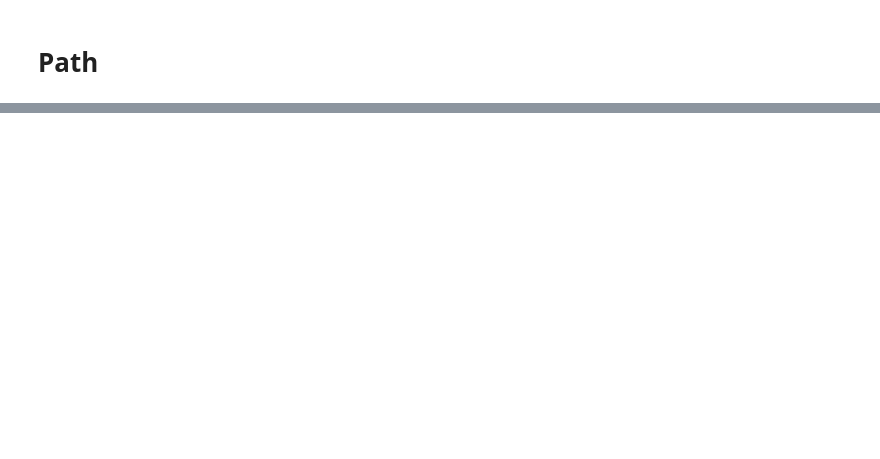
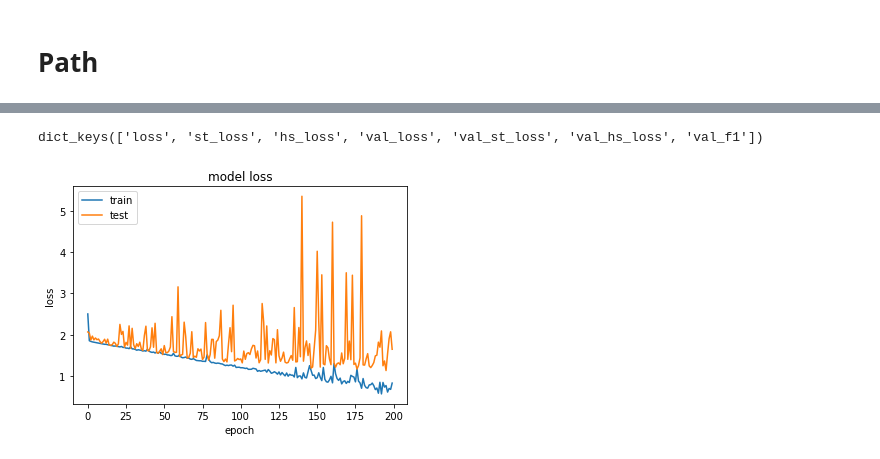
Before and after one commit to alessandrocuda/ReSt, a Jupyter notebook: notebooks/ReStCnn/Kim_CNN.ipynb, the cells around one changed output, grey strips where cells are left out. Saved outputs shown, nothing was run; the diff lists cells and outputs as text; code cells hidden in the pictures; blank space fills up the shorter version.

```diff
--- a/notebooks/ReStCnn/Kim_CNN.ipynb
+++ b/notebooks/ReStCnn/Kim_CNN.ipynb
@@ -80,0 +118,4 @@ w2v = KeyedVectors.load(w2v_path)
+# %%
+#load dataset dictionary
+dataset_dev = load_csv_to_dict(dataset_dev_path)
+dataset_test_tweets = load_csv_to_dict(dataset_test_tweets_path)
@@ -80,0 +158,2 @@ w2v = KeyedVectors.load(w2v_path)
+# %%
+X_train, X_val, y_train, y_val = train_test_split(X, y, test_size=0.10, random_state=128)
@@ -80,0 +504,2 @@ w2v = KeyedVectors.load(w2v_path)
+# %%
+model_cnn = build_model(False)
@@ -80,0 +510,25 @@ w2v = KeyedVectors.load(w2v_path)
+# %%
+input_train = {"text": X_train, "extra": X_train_extra}
+input_val   = {"text": X_val, "extra": X_val_extra}
+input_test   = {"text": X_test, "extra": X_test_extra}
+output_train = {"hs": y_hs_train, "st": y_st_train}
+output_val   = {"hs": y_hs_val, "st": y_st_val}
+output_test   = {"hs": y_hs_test, "st": y_st_test}
+
+model_cnn.compile(
+    loss={
+        "hs": tf.keras.losses.BinaryCrossentropy(from_logits=True),
+        "st": tf.keras.losses.BinaryCrossentropy(from_logits=True),
+    },
+    loss_weights=[1.0, 0.2],
+    #optimizer=tf.keras.optimizers.Adam(learning_rate=0.001, amsgrad=False),
+    optimizer = tf.keras.optimizers.SGD(learning_rate=0.007, momentum=0, nesterov=False),
+    #metrics=[f1_macro]
+)
+#mc = ModelCheckpoint('best_model.h5', monitor='val_f1_macro', mode='max', save_best_only=True, verbose=1)
+#es = EarlyStopping(monitor="val_f1_macro", min_delta=0, patience=200, verbose=1, mode="max", restore_best_weights=False)
+f1_callback = FCallback(validation = (input_val, output_val["st"]), verbose=True)
+best_callback = ReturnBestEarlyStopping(monitor="val_f1", min_delta=0, patience=100, verbose=1, mode="max", restore_best_weights=True)
+
+history = model_cnn.fit(input_train, output_train, batch_size=128, epochs=200, validation_data=(input_val, output_val), callbacks=[f1_callback, best_callback], verbose = 2)
+#model_cnn = load_model('best_model.h5', custom_objects={'f1_macro': f1_macro})
@@ -80,0 +592,15 @@ w2v = KeyedVectors.load(w2v_path)
+# %%
+print(history.history.keys())
+# summarize history for accuracy
+
+# summarize history for loss
+plt.plot(history.history['loss'])
+plt.plot(history.history['val_loss'])
+plt.title('model loss')
+plt.ylabel('loss')
+plt.xlabel('epoch')
+plt.legend(['train', 'test'], loc='upper left')
+plt.show()
+# %% [output]
+dict_keys(['loss', 'st_loss', 'hs_loss', 'val_loss', 'val_st_loss', 'val_hs_loss', 'val_f1'])
+[figure, added]
```
Also changed, not shown: parts of 40 cells of this notebook, 36 other files.
